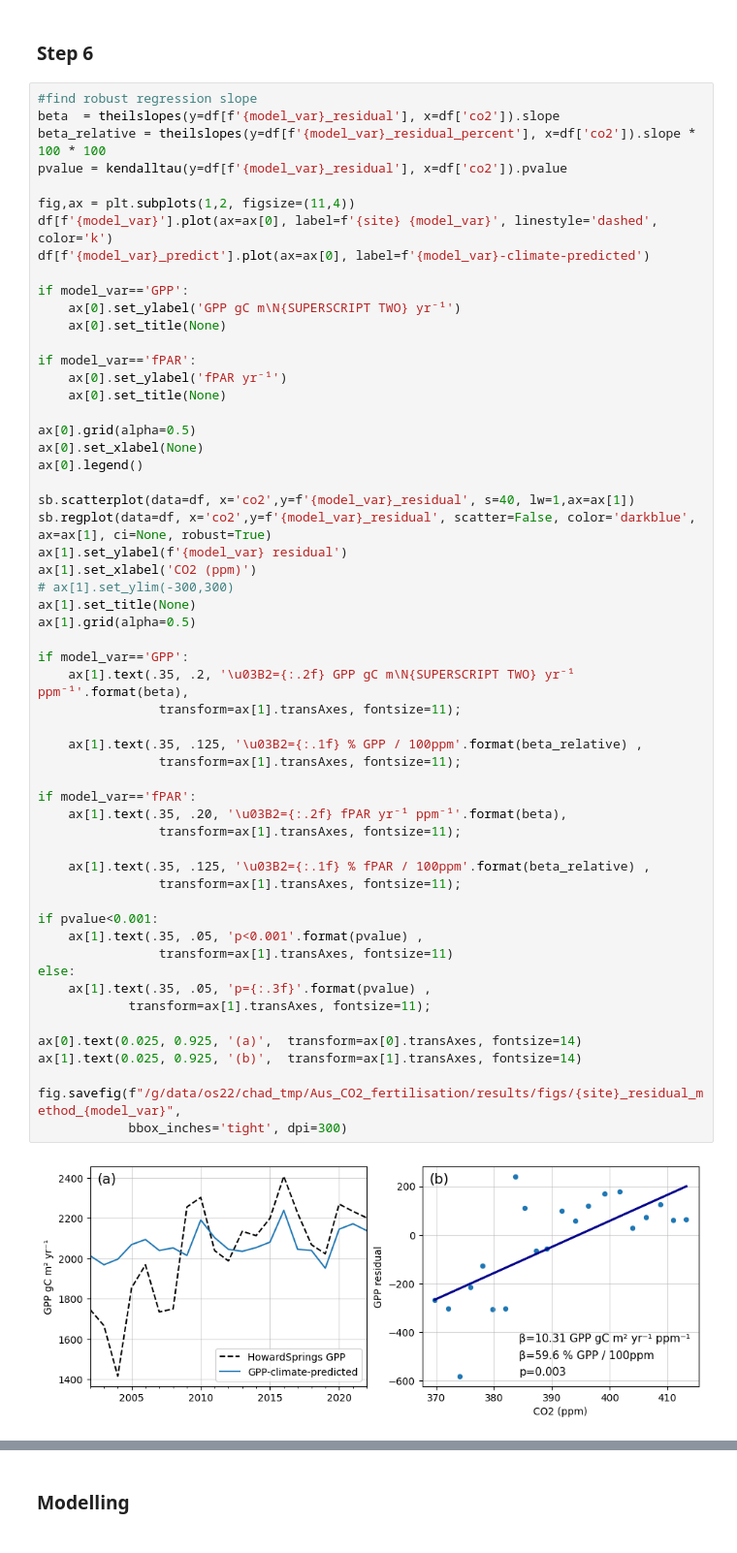
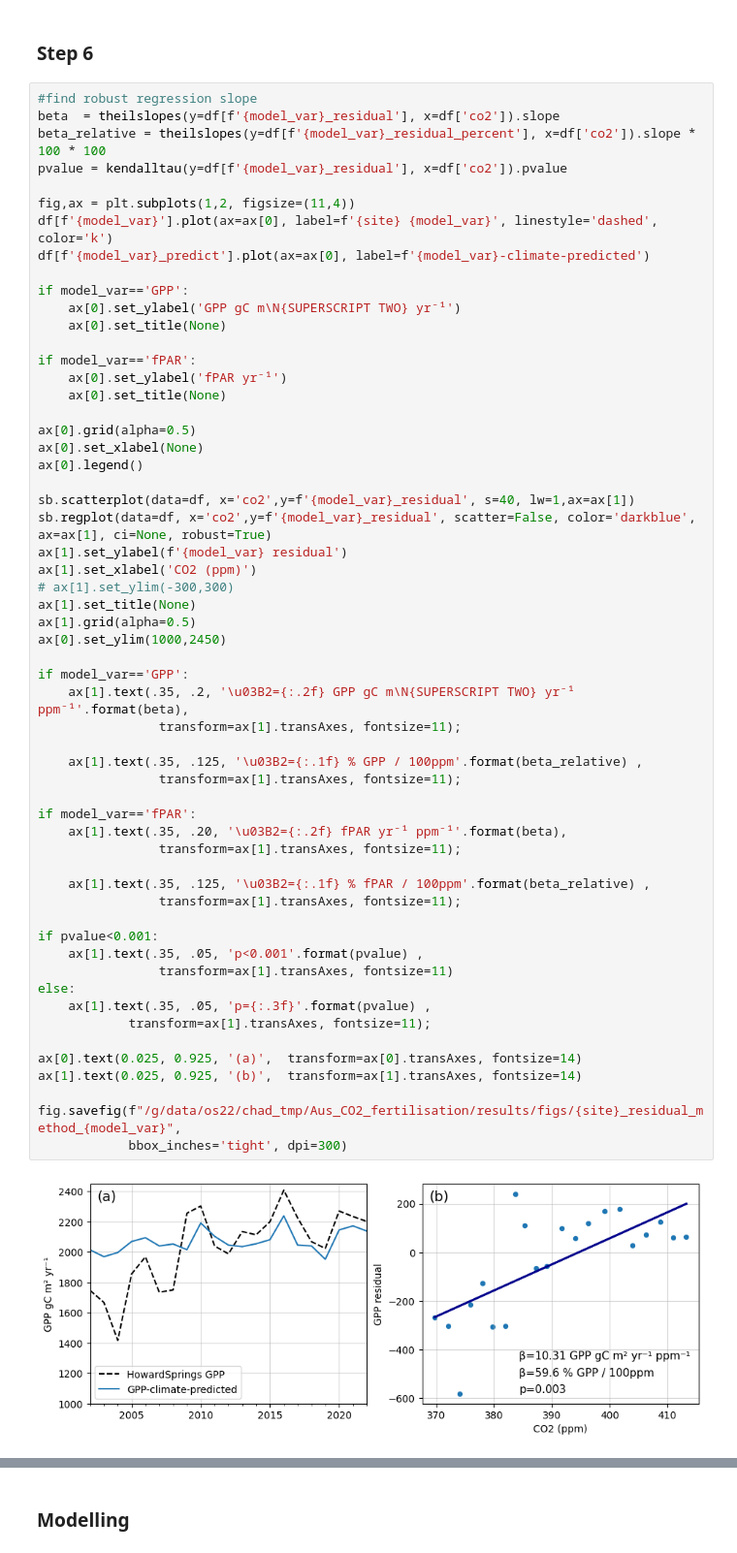
Before and after one commit to cbur24/Aus_CO2_fertilisation, a Jupyter notebook: notebooks/analysis/Testing_OzFlux_GPP.ipynb, the cells around one changed output, grey strips where cells are left out. Shown at 97% size. Saved outputs shown, nothing was run; the diff lists cells and outputs as text.

Commit message:
refining figures etc.

```diff
--- a/notebooks/analysis/Testing_OzFlux_GPP.ipynb
+++ b/notebooks/analysis/Testing_OzFlux_GPP.ipynb
@@ -175,33 +174,34 @@ ax[1].set_xlabel('CO2 (ppm)')
 # ax[1].set_ylim(-300,300)
 ax[1].set_title(None)
 ax[1].grid(alpha=0.5)
+ax[0].set_ylim(1000,2450)
 
 if model_var=='GPP':
     ax[1].text(.35, .2, '\u03B2={:.2f} GPP gC m\N{SUPERSCRIPT TWO} yr⁻¹ ppm⁻¹'.format(beta),
                 transform=ax[1].transAxes, fontsize=11);
 
     ax[1].text(.35, .125, '\u03B2={:.1f} % GPP / 100ppm'.format(beta_relative) ,
                 transform=ax[1].transAxes, fontsize=11);
 
 if model_var=='fPAR':
     ax[1].text(.35, .20, '\u03B2={:.2f} fPAR yr⁻¹ ppm⁻¹'.format(beta),
                 transform=ax[1].transAxes, fontsize=11);
 
     ax[1].text(.35, .125, '\u03B2={:.1f} % fPAR / 100ppm'.format(beta_relative) ,
                 transform=ax[1].transAxes, fontsize=11);
 
 if pvalue<0.001:
     ax[1].text(.35, .05, 'p<0.001'.format(pvalue) ,
                 transform=ax[1].transAxes, fontsize=11)
 else:
     ax[1].text(.35, .05, 'p={:.3f}'.format(pvalue) ,
             transform=ax[1].transAxes, fontsize=11);
 
 ax[0].text(0.025, 0.925, '(a)',  transform=ax[0].transAxes, fontsize=14)
 ax[1].text(0.025, 0.925, '(b)',  transform=ax[1].transAxes, fontsize=14)
 
 fig.savefig(f"/g/data/os22/chad_tmp/Aus_CO2_fertilisation/results/figs/{site}_residual_method_{model_var}",
             bbox_inches='tight', dpi=300)
 # %% [output]
-[figure, old version]
+[figure, new version]
 # %% [markdown]
```
Also changed, not shown: parts of 8 cells of this notebook, 4 other files.
